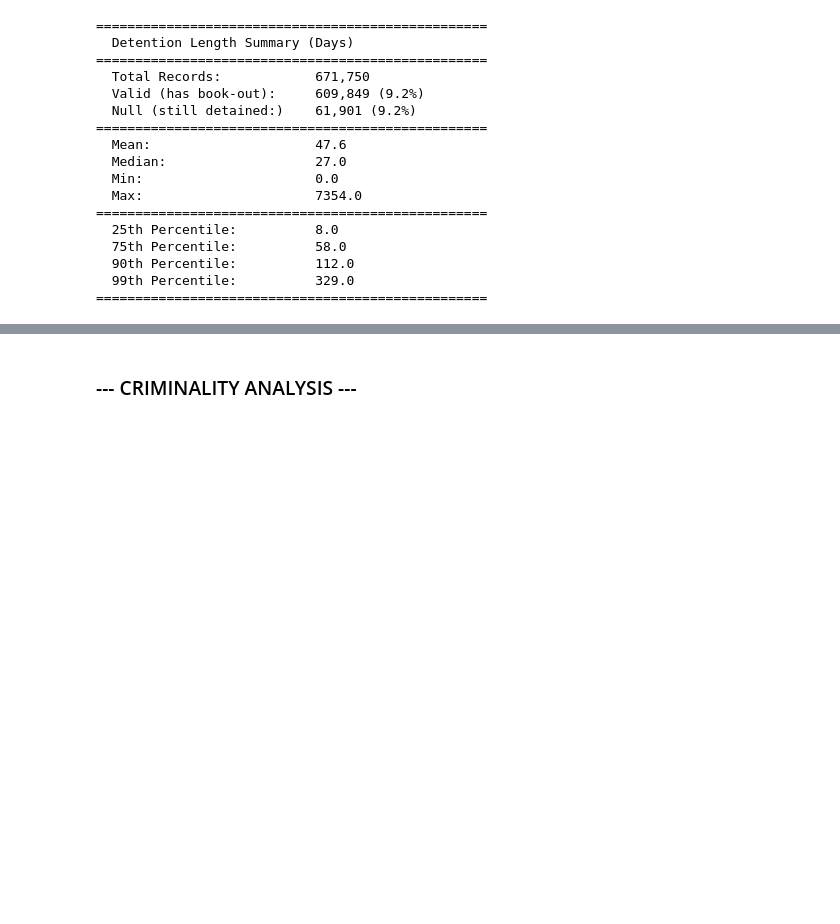
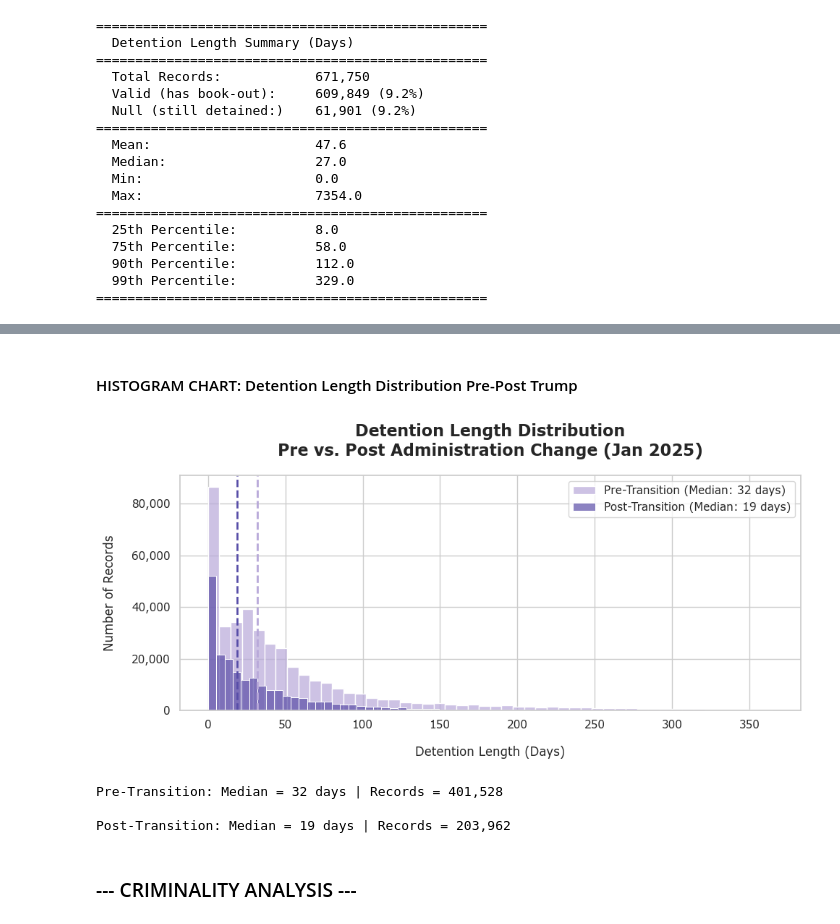
Before and after one commit to leamsley/capstone_project, a Jupyter notebook: data_analysis.ipynb, the cells around one changed output, grey strips where cells are left out. Saved outputs shown, nothing was run; the diff lists cells and outputs as text; code cells hidden in the pictures; blank space fills up the shorter version.

```diff
--- a/data_analysis.ipynb
+++ b/data_analysis.ipynb
@@ -1866,3 +1919,75 @@ print(f'{'='*50}')
+# %% [markdown]
+#### HISTOGRAM CHART: Detention Length Distribution Pre-Post Trump
+# %%
+# detention length pre/post transition comparison
+# filter out null records and set same 365 day limit for both pre-post periods
+detentions_pre_not_null: DataFrame = detentions_pre_transition[
+    (detentions_pre_transition['detention_length_days'].notna()) &
+    (detentions_pre_transition['detention_length_days'] <= 365)
+]
+
+detentions_post_not_null: DataFrame = detentions_post_transition[
+    (detentions_post_transition['detention_length_days'].notna()) &
+    (detentions_post_transition['detention_length_days'] <= 365)
+]
+
+# calculate median for each period
+pre_median: float = detentions_pre_transition['detention_length_days'].median()
+post_median: float = detentions_post_transition['detention_length_days'].median()
+
+# create hist plot
+fig, ax = plt.subplots(figsize=(10,5))
+
+sns.histplot(
+    data=detentions_pre_not_null,
+    x='detention_length_days',
+    bins=50,
+    color='#B8A9D9',
+    label=f'Pre-Transition (Median: {pre_median:.0f} days)',
+    alpha=0.7,
+    ax=ax
+)
+
+sns.histplot(
+    data=detentions_post_not_null,
+    x='detention_length_days',
+    bins=50,
+    color='#5B4EA8',
+    label=f'Post-Transition (Median: {post_median:.0f} days)',
+    alpha=0.7,
+    ax=ax
+)
+
+ax.axvline(
+    x=pre_median,
+    color='#B8A9D9',
+    linewidth=2,
+    linestyle='--'
+)
+
+ax.axvline(
+    x=post_median,
+    color='#584EA8',
+    linewidth=2,
+    linestyle='--'
+)
+
+ax.set_title('Detention Length Distribution\nPre vs. Post Administration Change (Jan 2025)', fontsize=16, fontweight='bold', pad=20)
+ax.set_xlabel('Detention Length (Days)', labelpad=15)
+ax.set_ylabel('Number of Records', labelpad=15)
+ax.yaxis.set_major_formatter(plt.FuncFormatter(lambda x, _: f'{x:,.0f}'))
+ax.legend(loc='upper right', fontsize=11)
+
+plt.tight_layout()
+plt.show()
+
+print(f'\nPre-Transition: Median = {pre_median:.0f} days | Records = {len(detentions_pre_not_null):,}')
+print(f'\nPost-Transition: Median = {post_median:.0f} days | Records = {len(detentions_post_not_null):,}')
+# %% [output]
+[figure, added]
+Pre-Transition: Median = 32 days | Records = 401,528
+
+Post-Transition: Median = 19 days | Records = 203,962
 # %% [markdown]
 ### --- CRIMINALITY ANALYSIS ---
 # %% [markdown]
```
Also changed, not shown: parts of 2 cells of this notebook.
